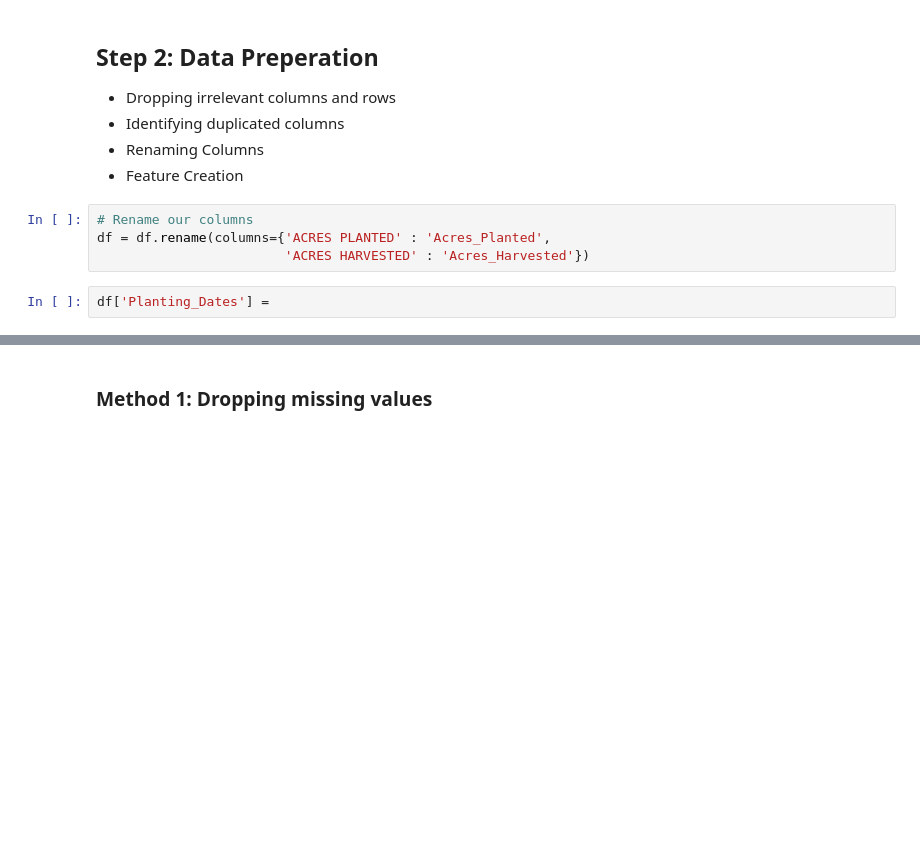
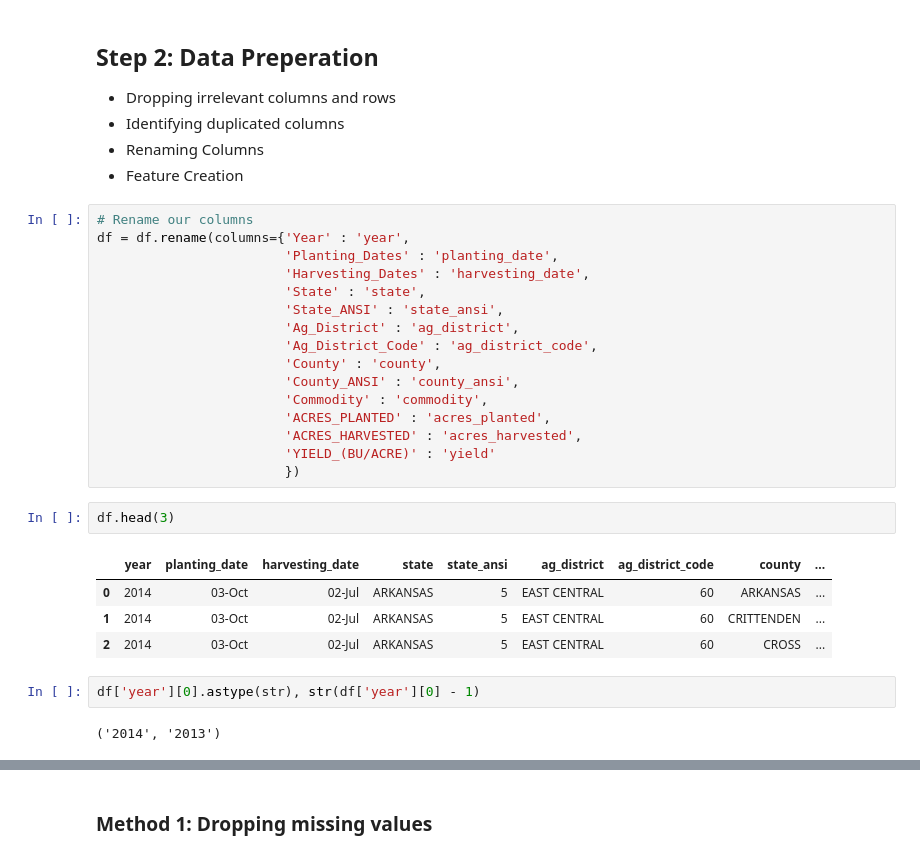
Before and after one commit to abdeleatifi/predict_farm_performance, a Jupyter notebook: Farm_Clustring_EDA.ipynb, the cells around one changed output, grey strips where cells are left out. Saved outputs shown, nothing was run; the diff lists cells and outputs as text; blank space fills up the shorter version.

```diff
--- a/Exploratory Data Analysis.ipynb
+++ b/Farm_Clustring_EDA.ipynb
@@ -83,9 +138,30 @@ df.info()
 - Identifying duplicated columns
 - Renaming Columns
 - Feature Creation
-# %%
-# Rename our columns
-df = df.rename(columns={'ACRES PLANTED' : 'Acres_Planted',
-                        'ACRES HARVESTED' : 'Acres_Harvested'})
-# %%
-df['Planting_Dates'] =
+# %%
+# Rename our columns
+df = df.rename(columns={'Year' : 'year',
+                        'Planting_Dates' : 'planting_date',
+                        'Harvesting_Dates' : 'harvesting_date',
+                        'State' : 'state',
+                        'State_ANSI' : 'state_ansi',
+                        'Ag_District' : 'ag_district',
+                        'Ag_District_Code' : 'ag_district_code',
+                        'County' : 'county',
+                        'County_ANSI' : 'county_ansi',
+                        'Commodity' : 'commodity',
+                        'ACRES_PLANTED' : 'acres_planted',
+                        'ACRES_HARVESTED' : 'acres_harvested',
+                        'YIELD_(BU/ACRE)' : 'yield'
+                        })
+# %%
+df.head(3)
+# %% [output]
+|  | year | planting_date | harvesting_date | state | state_ansi | ag_district | ag_district_code | county | ... |
+| 0 | 2014 | 03-Oct | 02-Jul | ARKANSAS | 5 | EAST CENTRAL | 60 | ARKANSAS | ... |
+| 1 | 2014 | 03-Oct | 02-Jul | ARKANSAS | 5 | EAST CENTRAL | 60 | CRITTENDEN | ... |
+| 2 | 2014 | 03-Oct | 02-Jul | ARKANSAS | 5 | EAST CENTRAL | 60 | CROSS | ... |
+# %%
+df['year'][0].astype(str), str(df['year'][0] - 1)
+# %% [output]
+('2014', '2013')
```
Also changed, not shown: parts of 33 cells of this notebook, 19 other files.
